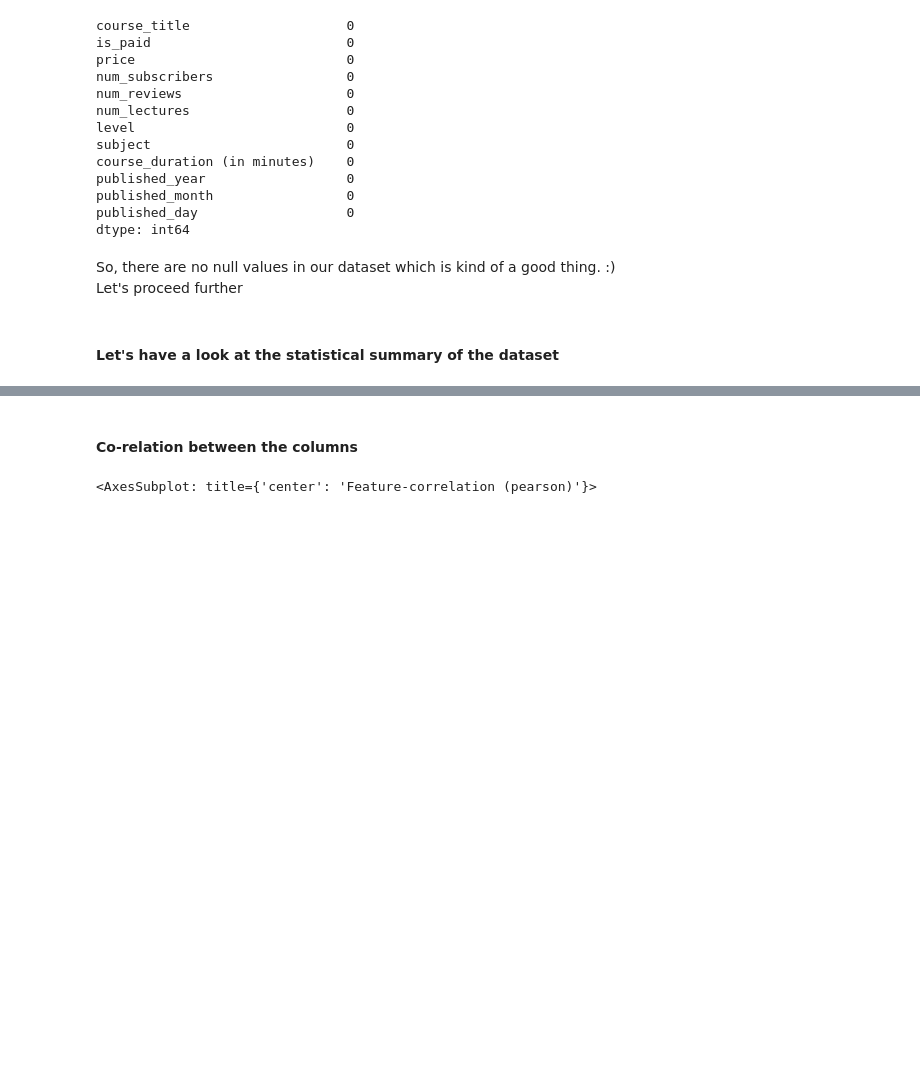
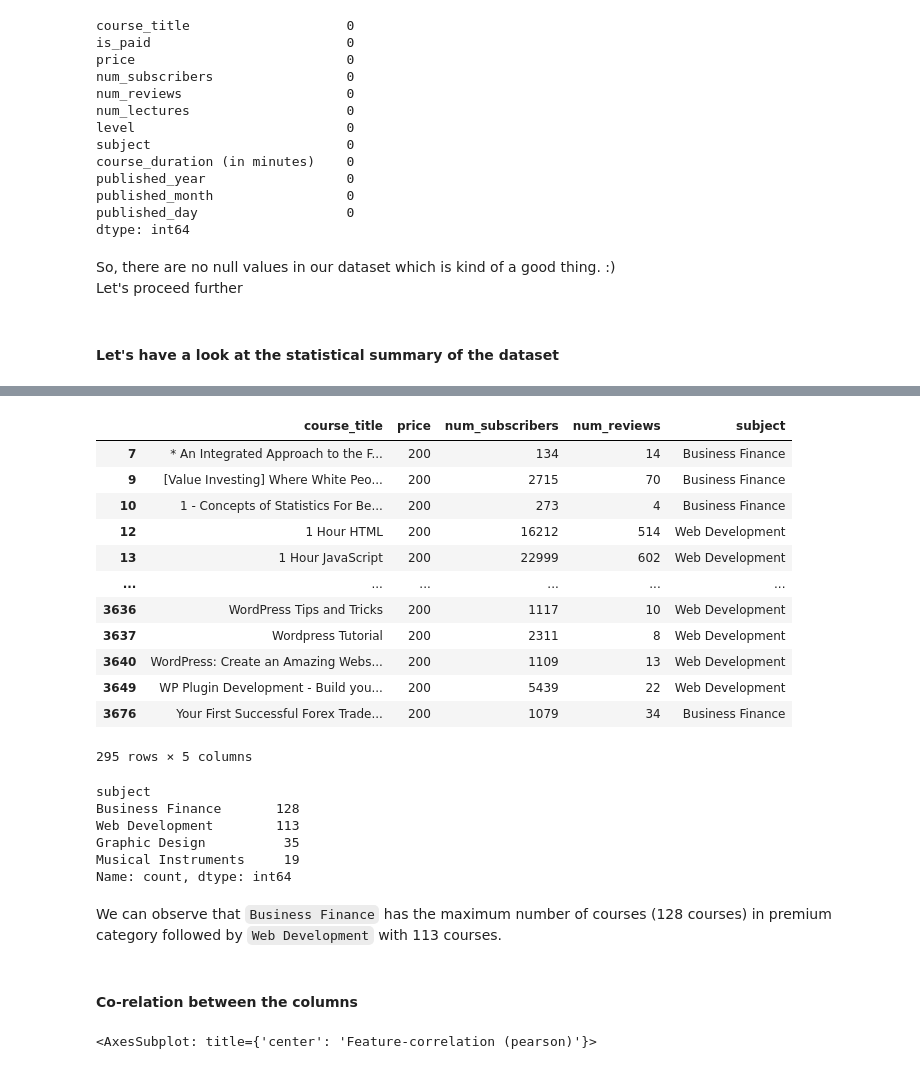
Before and after one commit to Chirag529/Udemy_Courses_Analysis, a Jupyter notebook: main.ipynb, the cells around one changed output, grey strips where cells are left out. Drawn from its saved outputs; the diff is of its cells as text; code cells hidden in the pictures; blank space fills up the shorter version.

```diff
--- a/main.ipynb
+++ b/main.ipynb
@@ -233,6 +256,42 @@ df[df["num_reviews"] == max_reviews]
 # %% [output]
 |  | course_title | is_paid | price | num_subscribers | num_reviews | num_lectures | level | subject | ... |
 | 3385 | The Web Developer Bootcamp | 1 | 200 | 121584 | 27445 | 342 | All Levels | Web Development | ... |
+# %%
+# Let's Find the Highest-Priced Course and find out only details like course title, price, subscribers, reviews and subject
+
+max_price = df["price"].max()
+df[df["price"] == max_price][
+    ["course_title", "price", "num_subscribers", "num_reviews", "subject"]
+]
+
+# Investigate if high-priced courses attract a substantial number of subscribers. Calculate the average number of subscribers for these courses.
+# %% [output]
+|  | course_title | price | num_subscribers | num_reviews | subject |
+| 7 | * An Integrated Approach to the F... | 200 | 134 | 14 | Business Finance |
+| 9 | [Value Investing] Where White Peo... | 200 | 2715 | 70 | Business Finance |
+| 10 | 1 - Concepts of Statistics For Be... | 200 | 273 | 4 | Business Finance |
+| 12 | 1 Hour HTML | 200 | 16212 | 514 | Web Development |
+| 13 | 1 Hour JavaScript | 200 | 22999 | 602 | Web Development |
+| ... | ... | ... | ... | ... | ... |
+| 3636 | WordPress Tips and Tricks | 200 | 1117 | 10 | Web Development |
+| 3637 | Wordpress Tutorial | 200 | 2311 | 8 | Web Development |
+| 3640 | WordPress: Create an Amazing Webs... | 200 | 1109 | 13 | Web Development |
+| 3649 | WP Plugin Development - Build you... | 200 | 5439 | 22 | Web Development |
+| 3676 | Your First Successful Forex Trade... | 200 | 1079 | 34 | Business Finance |
+295 rows × 5 columns
+# %%
+# Let's categorize the courses based on the subject to find out which subject has the maximum number of courses with hoghest price
+
+df[df["price"] == max_price]["subject"].value_counts()
+# %% [output]
+subject
+Business Finance       128
+Web Development        113
+Graphic Design          35
+Musical Instruments     19
+Name: count, dtype: int64
+# %% [markdown]
+We can observe that `Business Finance` has the maximum number of courses (128 courses) in premium category followed by `Web Development` with 113 courses.
 # %% [markdown]
 #### Co-relation between the columns
 # %%
```
Also changed, not shown: parts of 4 cells of this notebook.
